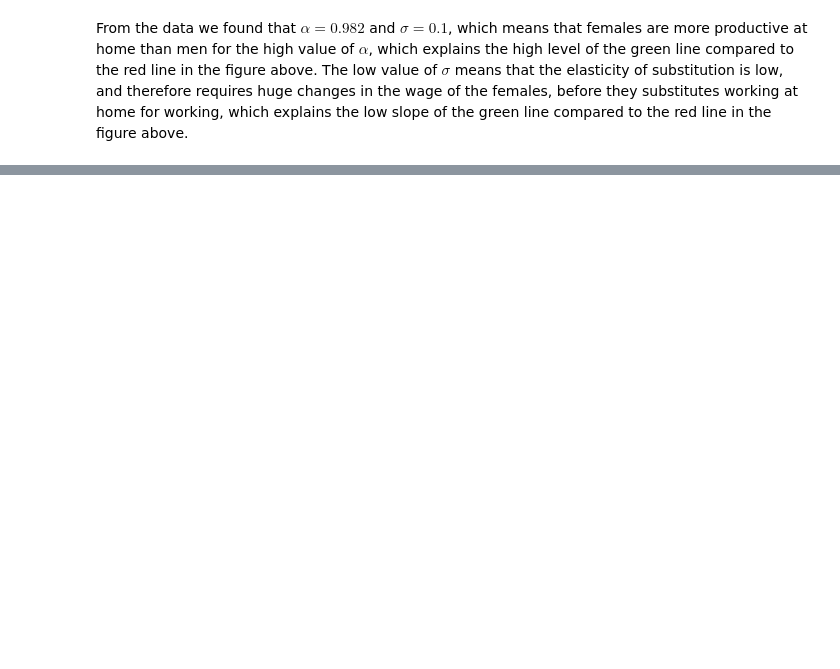
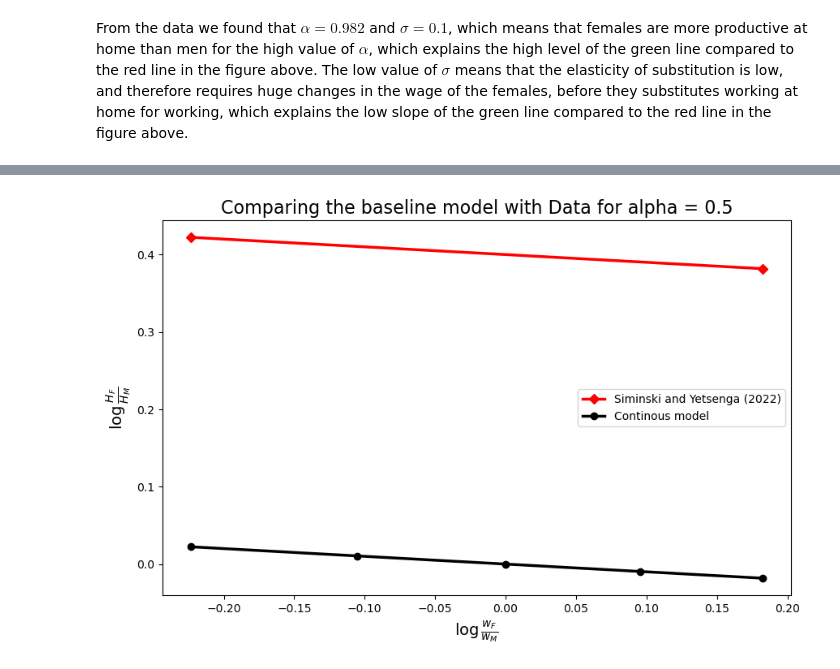
Before and after one commit to NumEconCopenhagen/projects-2023-noobs, a Jupyter notebook: inauguralproject/inauguralproject.ipynb, the cells around one changed output, grey strips where cells are left out. Saved outputs shown, nothing was run; the diff lists cells and outputs as text; code cells hidden in the pictures; blank space fills up the shorter version.

```diff
--- a/inauguralproject/inauguralproject.ipynb
+++ b/inauguralproject/inauguralproject.ipynb
@@ -263,0 +217,8 @@ From the data we found that $\alpha=0.982$ and $\sigma=0.1$, which means that fe
+# %%
+model_sigma = HouseholdSpecializationModel.HouseholdSpecializationModelClass()
+
+# ignore specific warning message
+np.seterr(over='ignore')
+
+# a. estimate the values of alpha and sigma that minimizes the error function
+model_sigma.estimate(alpha=0.5, do_print=True)
@@ -263,0 +235,19 @@ From the data we found that $\alpha=0.982$ and $\sigma=0.1$, which means that fe
+# %%
+# create plot
+fig = plt.figure(figsize=(10,6))# figsize is in inches
+
+# plot the log values
+ax = fig.add_subplot(1, 1, 1)
+
+# plot for data and model
+ax.plot(x, y, color='red', marker='D', linestyle='-', lw=2.5, label = rf"Siminski and Yetsenga (2022)") # wM is normalized to 1 and we can thus take the relative wages as wF
+ax.plot(log_wFwM, model_sigma.sol.logHFHM_vec, color='black', marker='o', linestyle='-', lw=2.5, label = rf"Continous model") # wM is normalized to 1 and we can thus take the relative wages as wF
+
+# set labels
+ax.set_xlabel(rf"$\log \frac{{w_F}}{{w_M}}$",fontsize=14)
+ax.set_ylabel(rf"$\log \frac{{H_F}}{{H_M}}$",fontsize=14)
+ax.set_title(rf"Comparing the baseline model with Data" + " for alpha = 0.5", fontsize=16)
+plt.legend()
+plt.show()
+# %% [output]
+[figure, added]
```
Also changed, not shown: parts of 13 cells of this notebook, 1 other file.
